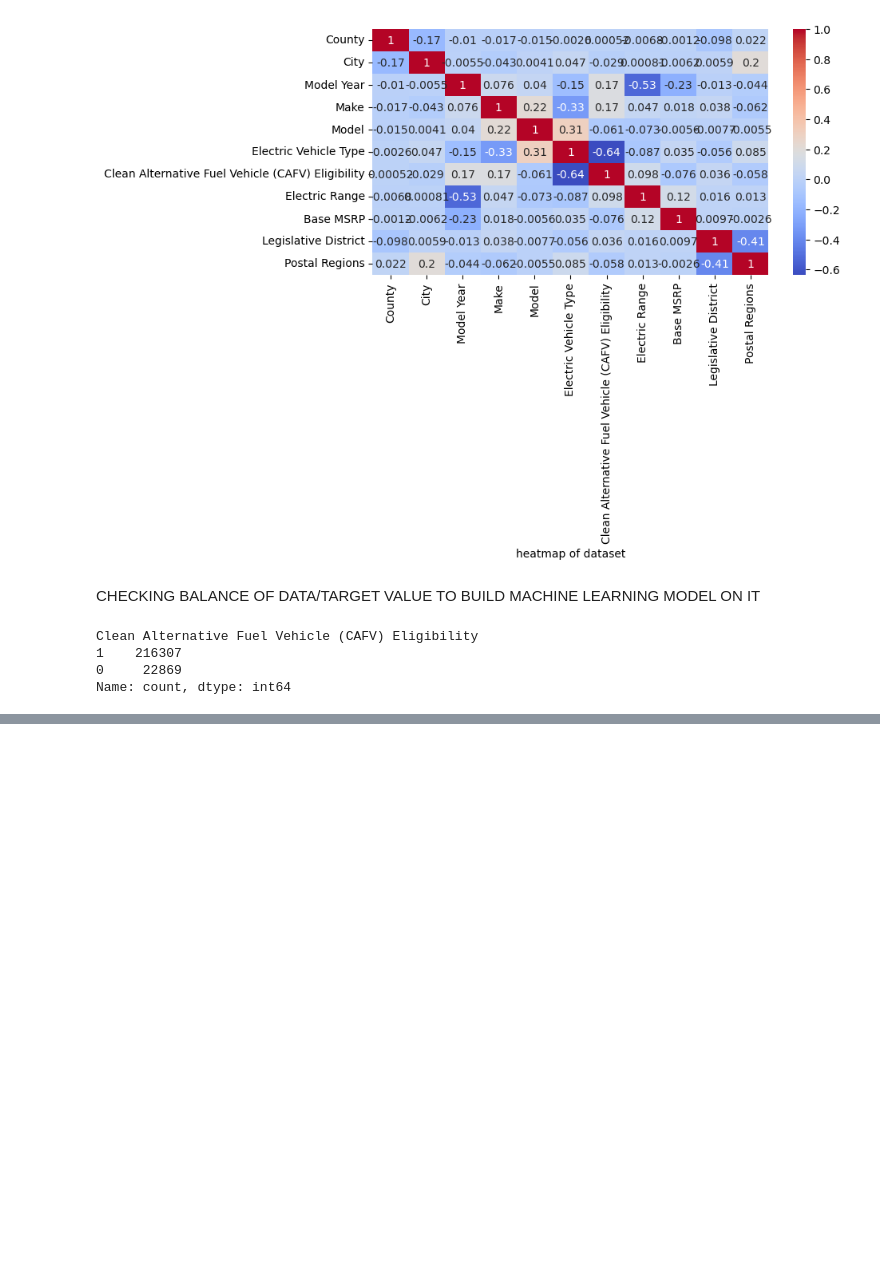
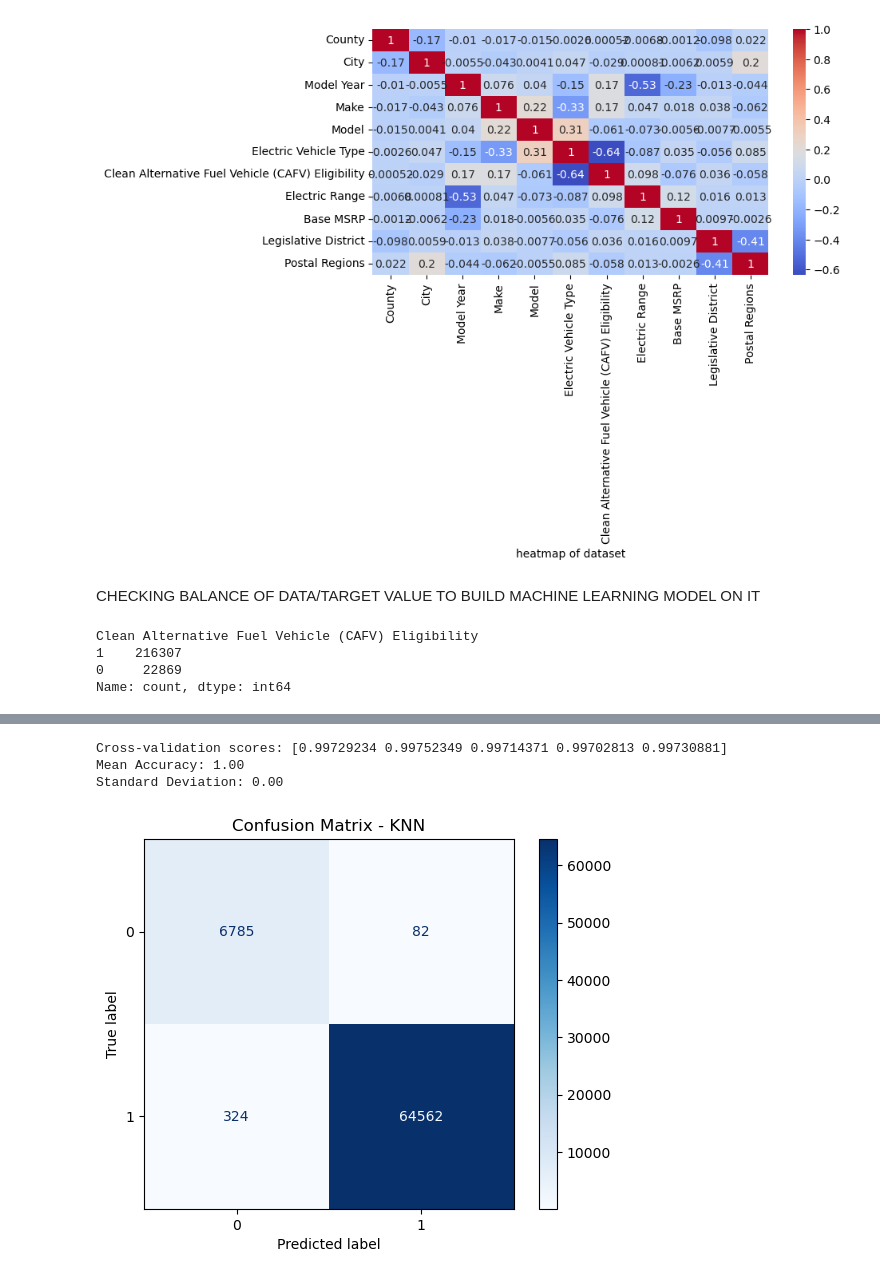
Before and after one commit to maansesharma/air_quality_dataset, a Jupyter notebook: electric_behicle_code_file.ipynb, the cells around one changed output, grey strips where cells are left out. Saved outputs shown, nothing was run; the diff lists cells and outputs as text; code cells hidden in the pictures; blank space fills up the shorter version.

```diff
--- a/electric_behicle_code_file.ipynb
+++ b/electric_behicle_code_file.ipynb
@@ -250,0 +288,13 @@ Text(0.5, 1.0, 'it contain electric range with its two value 0 and 1 in boxplot'
+# %%
+
+knn = KNeighborsClassifier(n_neighbors=3)
+
+knn.fit(X_train_resampled, y_train_resampled)
+
+
+y_pred = knn.predict(X_test)
+
+
+print("Accuracy:", accuracy_score(y_test, y_pred))
+print("\nClassification Report:\n", classification_report(y_test, y_pred))
+print("\nConfusion Matrix:\n", confusion_matrix(y_test, y_pred))
@@ -250,0 +318,25 @@ Text(0.5, 1.0, 'it contain electric range with its two value 0 and 1 in boxplot'
+# %%
+
+cv_scores = cross_val_score(knn, X_train_resampled, y_train_resampled, cv=5, scoring='accuracy')
+
+# Print the cross-validation scores for each fold
+print(f"Cross-validation scores: {cv_scores}")
+
+# Print the mean and standard deviation of the cross-validation scores
+print(f"Mean Accuracy: {np.mean(cv_scores):.2f}")
+print(f"Standard Deviation: {np.std(cv_scores):.2f}")
+# %% [output]
+Cross-validation scores: [0.99729234 0.99752349 0.99714371 0.99702813 0.99730881]
+Mean Accuracy: 1.00
+Standard Deviation: 0.00
+# %%
+y_probs = knn.predict_proba(X_test)[:, 1]
+
+# Confusion Matrix
+cm = confusion_matrix(y_test, y_pred)
+disp = ConfusionMatrixDisplay(confusion_matrix=cm, display_labels=knn.classes_)
+disp.plot(cmap="Blues")
+plt.title("Confusion Matrix - KNN")
+plt.show()
+# %% [output]
+[figure, added]
```
Also changed, not shown: parts of 29 cells of this notebook, 5 other files.
